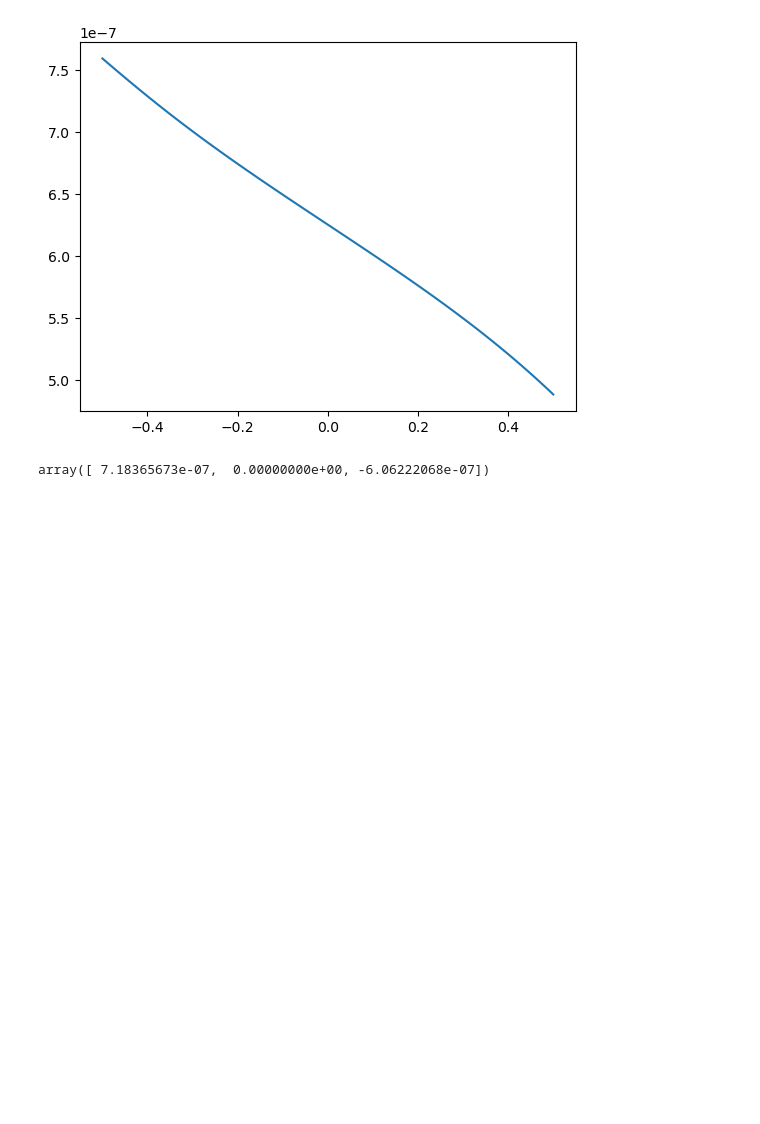
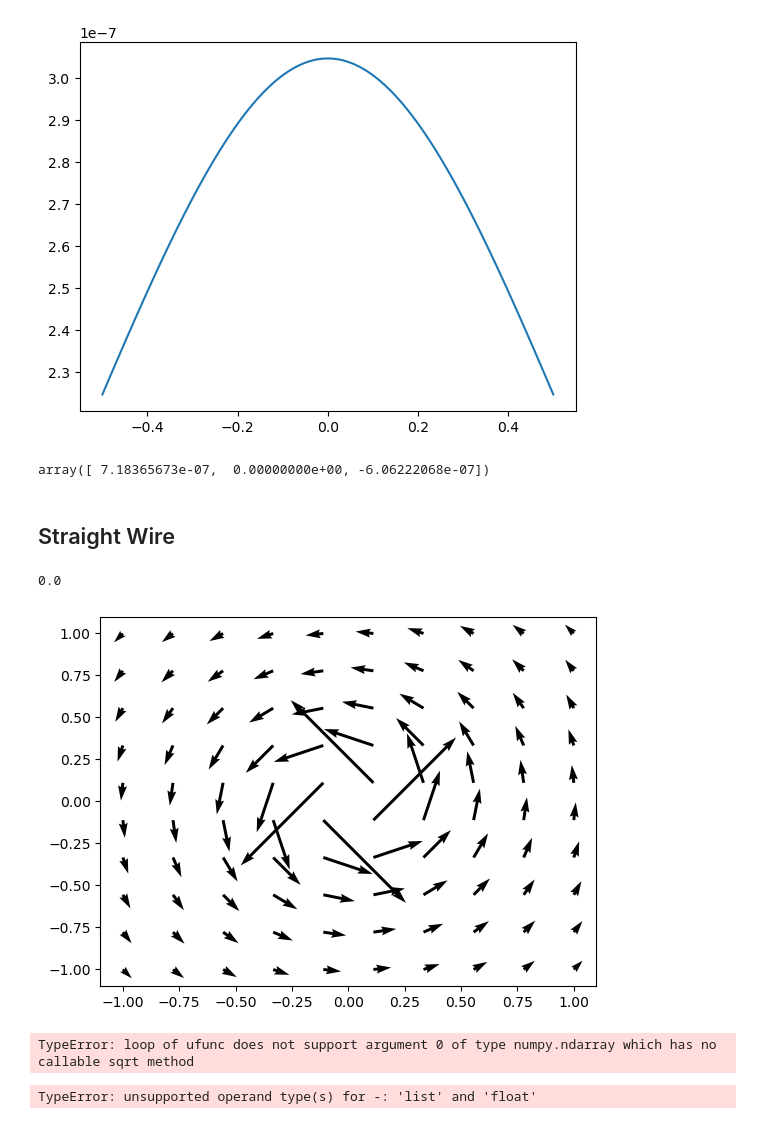
Before and after one commit to bylands/physics, a Jupyter notebook: helmholtz/helmholtz_attraction.ipynb, the cells around one changed output. Drawn from its saved outputs; the diff is of its cells as text; code cells hidden in the pictures; blank space fills up the shorter version.

```diff
--- a/helmholtz/helmholtz_attraction.ipynb
+++ b/helmholtz/helmholtz_attraction.ipynb
@@ -46,15 +51,17 @@ Bx = np.zeros(N_points)
 x = np.linspace(xmin, xmax, N_points)
 
 for i in range(N_points):
-    Bx[[i]] = b_field(r, dr, np.array([0, x[i], 0]))[[0]]
+    Bx[[i]] = b_field(r, dr, np.array([x[i], 0, 0]))[[0]]
 
 plt.plot(x, Bx)
 plt.show()
 # %% [output]
-[figure, old version]
+[figure, new version]
 # %%
 L = 2*np.pi*a*np.array([0, 1, 0])
 F = I * np.cross(L, b_field(r, dr, P))
 F
 # %% [output]
 array([ 7.18365673e-07,  0.00000000e+00, -6.06222068e-07])
+# %% [markdown]
+## Straight Wire
@@ -60,0 +70,44 @@ array([ 7.18365673e-07,  0.00000000e+00, -6.06222068e-07])
+# %%
+N = 10000 # number of segment
+dL = L/N
+# %%
+r = np.array([[0, 0, -L/2+i*dL] for i in range(N+1)])
+dr = np.diff(r, axis=0)
+# %%
+P = np.array([0, 0.001, 0])
+
+Bx, By, Bz = b_field(r, dr, P)
+# %% [output]
+0.0
+# %%
+N_plot = 10
+x = np.linspace(-1, 1, N_plot)
+y = np.linspace(-1, 1, N_plot)
+
+Bx = np.zeros([N_plot, N_plot])
+By = np.zeros([N_plot, N_plot])
+Bz = np.zeros([N_plot, N_plot])
+
+for i in range(N_plot):
+    for j in range(N_plot):
+        P = np.array([x[j], y[i], 0])
+        Bx[i, j] = b_field(r, dr, P)[0]
+        By[i, j] = b_field(r, dr, P)[1]
+        Bz[i, j] = b_field(r, dr, P)[2]
+
+fig, ax = plt.subplots()
+q = ax.quiver(x, y, Bx, By)
+
+plt.show()
+# %% [output]
+[figure, added]
+# %%
+y, z = np.meshgrid(np.arange(-1, 1, 0.1), np.arange(-1, 1, 0.1))
+
+b_field_2(r, dr, 0, y, z)
+# %% [output]
+TypeError: loop of ufunc does not support argument 0 of type numpy.ndarray which has no callable sqrt method
+# %%
+b_field(r, dr, [z, x, y])
+# %% [output]
+TypeError: unsupported operand type(s) for -: 'list' and 'float'
```
Also changed, not shown: parts of 7 cells of this notebook.
